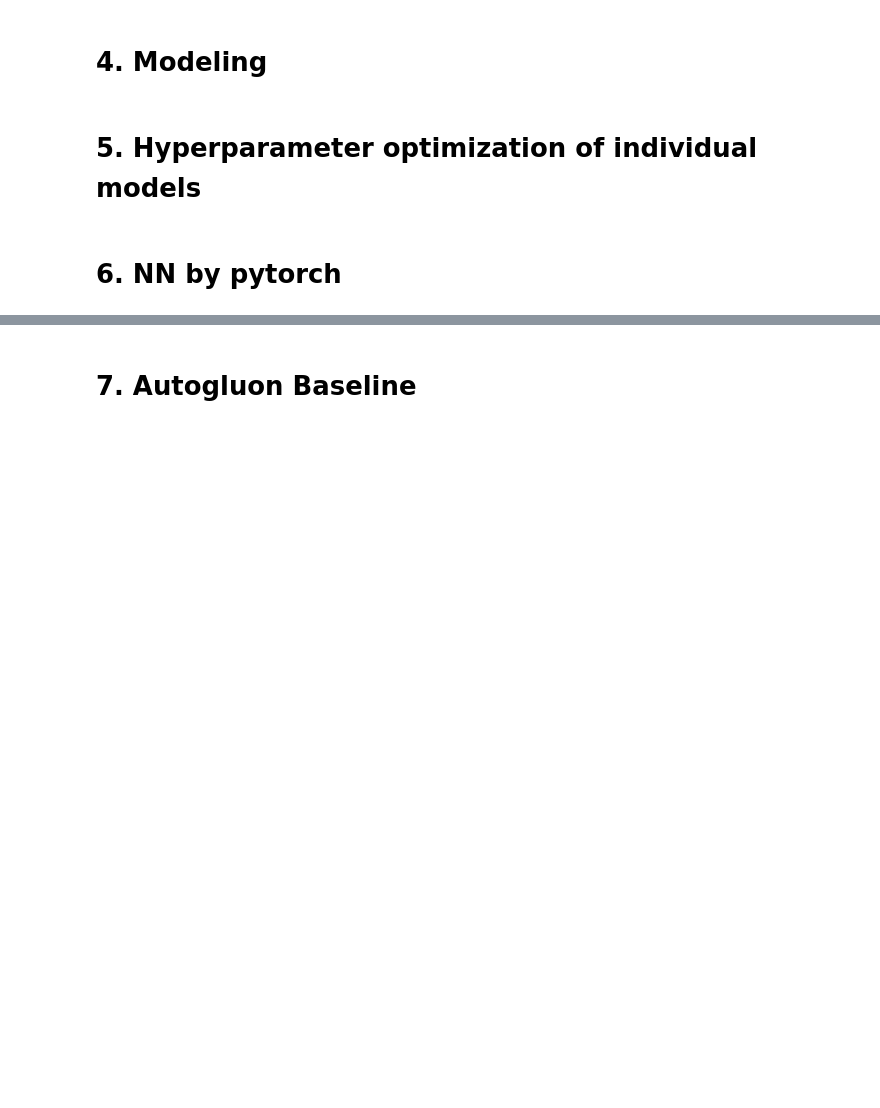
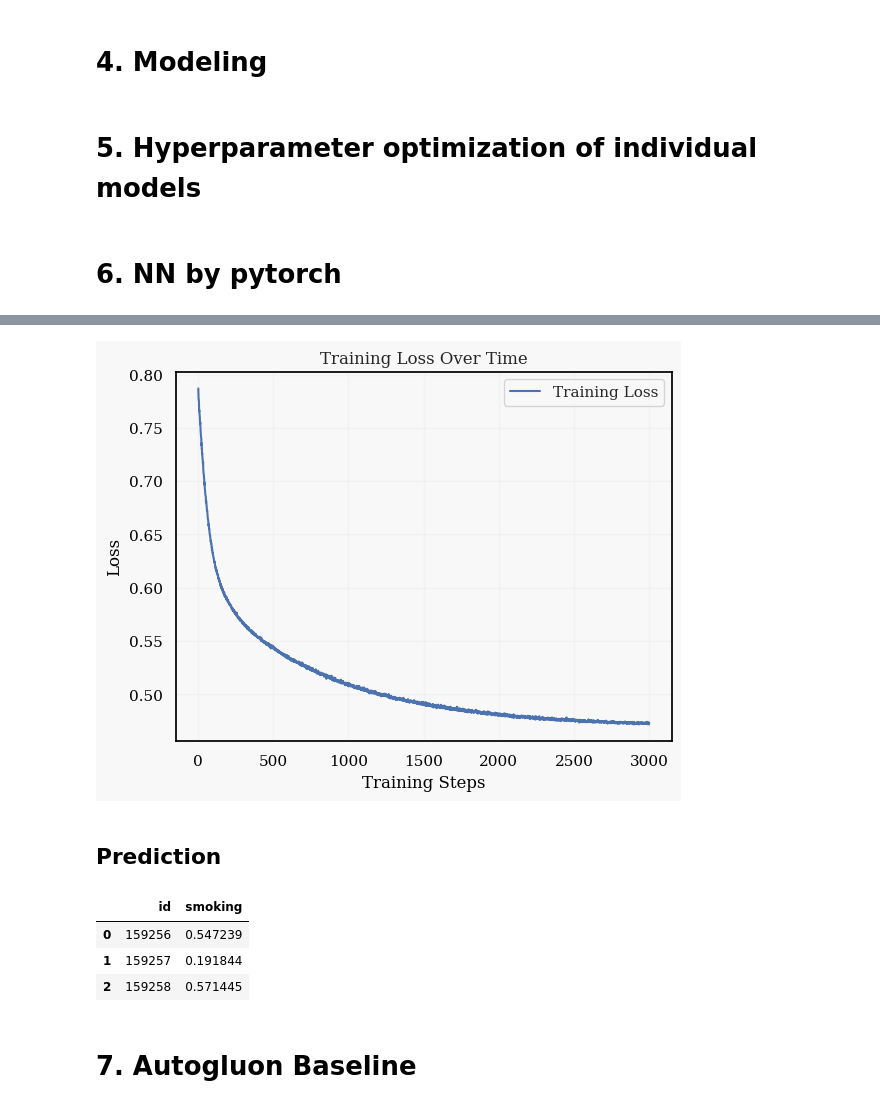
Before and after one commit to zerolovesea/Kaggle_Competitions, a Jupyter notebook: pg-s3-e24-eda-modeling-ensemle-nn.ipynb, the cells around one changed output, grey strips where cells are left out. Saved outputs shown, nothing was run; the diff lists cells and outputs as text; code cells hidden in the pictures; blank space fills up the shorter version.

Commit message:
Kaggle Notebook | [PG S3 E24]📊EDA + Modeling📈(Ensemle+NN) | Version 10

```diff
--- a/pg-s3-e24-eda-modeling-ensemle-nn.ipynb
+++ b/pg-s3-e24-eda-modeling-ensemle-nn.ipynb
@@ -412,6 +398,21 @@ Average ROC: 0.864035385030817
 # %% [markdown]
 # 4. Modeling
+# %%
+#X = df_train.drop(target,axis=1)
+
+X = df_train[featureRFE]
+Y = df_train[target]
+
+df_pred = df_test[featureRFE]
+#df_pred = df_test
 # %% [markdown]
 # 5. Hyperparameter optimization of individual models
 # %% [markdown]
 # 6. NN by pytorch
+# %%
+train_set = torch.tensor(X.values,dtype=torch.float32).to(device)
+train_target = torch.tensor(Y.values,dtype=torch.float32).to(device)
+
+pred_set = torch.tensor(df_pred.values,dtype=torch.float32).to(device)
+# %%
+input_dim = train_set.shape[1]
@@ -417,0 +441,22 @@ Average ROC: 0.864035385030817
+# %%
+model = NN(input_dim).to(device)
+
+criterion = nn.BCELoss()
+optimizer = optim.Adam(model.parameters(), lr=0.0001)
+
+loss_history = []
+
+epochs = 3000
+for epoch in range(3000):
+    optimizer.zero_grad()
+    outputs = model(train_set).squeeze()
+
+    loss = criterion(outputs, train_target)
+    loss_history.append(loss.item())
+
+    if (epoch + 1) % 10 == 0:
+        print(f'Epoch [{epoch+1}/{epochs}], Loss: {loss.item():.4f}')
+
+    loss.backward()
+    optimizer.step()
+train_steps = range(1, len(loss_history) + 1)
@@ -417,0 +481,11 @@ Average ROC: 0.864035385030817
+# %%
+plt.plot(train_steps, loss_history, label='Training Loss')
+plt.xlabel('Training Steps')
+plt.ylabel('Loss')
+plt.legend()
+plt.title('Training Loss Over Time')
+plt.show()
+# %% [output]
+[figure, added]
+# %% [markdown]
+## Prediction
@@ -418,3 +500,10 @@ Average ROC: 0.864035385030817
+# %%
+nn_submission.head(3)
+# %% [output]
+|  | id | smoking |
+| 0 | 159256 | 0.547239 |
+| 1 | 159257 | 0.191844 |
+| 2 | 159258 | 0.571445 |
 # %% [markdown]
 # 7. Autogluon Baseline
 # %%
```
Also changed, not shown: parts of 13 cells of this notebook.
